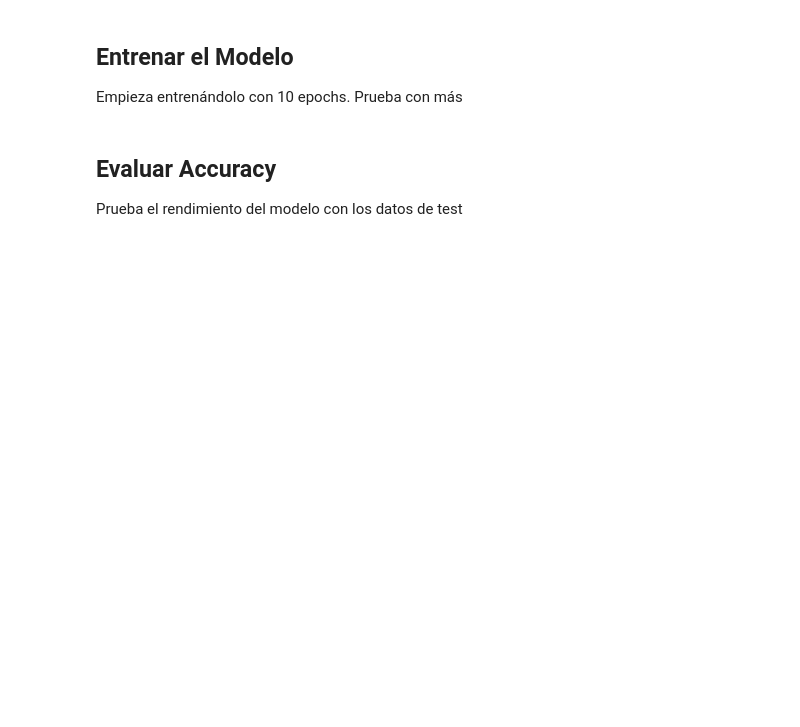
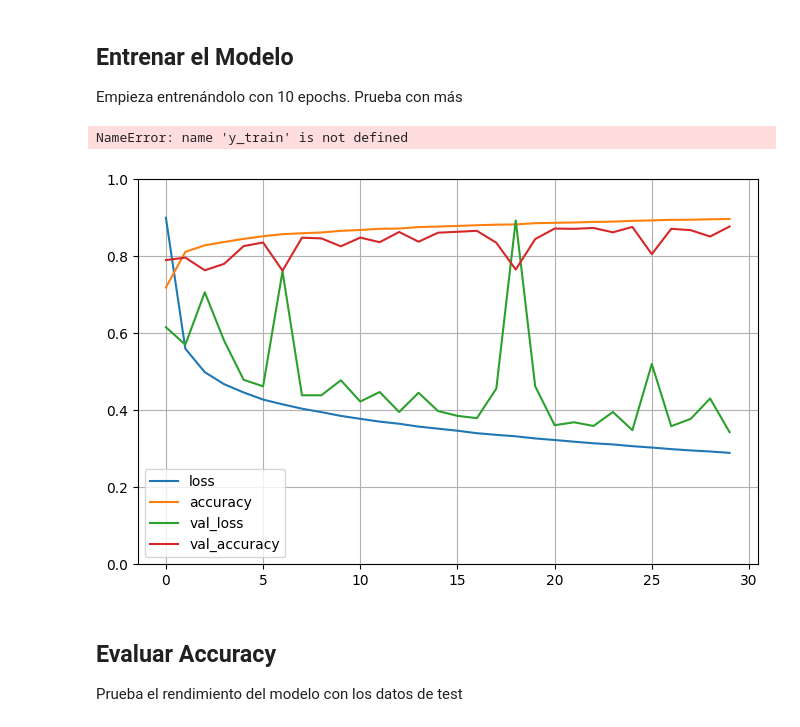
Before and after one commit to RocioRuizGonzalez/DataScience-BootcampTheBridge, a Jupyter notebook: 3-Machine Learning/4-Deep Learning/1-Intro Deep Learning/ejercicios/Deep Learning classification.ipynb, the cells around one changed output. Drawn from its saved outputs; the diff is of its cells as text; code cells hidden in the pictures; blank space fills up the shorter version.

Commit message:
machine learning

```diff
--- a/3-Machine Learning/4-Deep Learning/1-Intro Deep Learning/ejercicios/Deep Learning classification.ipynb
+++ b/3-Machine Learning/4-Deep Learning/1-Intro Deep Learning/ejercicios/Deep Learning classification.ipynb
@@ -121,3 +161,10 @@ Construir la red neuronal requiere configurar las capas del modelo y luego compi
 # %% [markdown]
 ### Configurar las Capas
 Construye todas las capas del modelo.
+# %%
+model=keras.models.Sequential(
+        [keras.layers.Flatten(input_shape=(28,28)),
+         keras.layers.Dense(300, activation='relu'),
+         keras.layers.Dense(100, activation='relu'),
+         keras.layers.Dense(10, activation='softmax')])
+model.layers
@@ -133,3 +185,7 @@ Antes de que el modelo este listo para entrenar , se necesitan algunas configura
 Prueba en el posterior entrenamiento varios optimizadores.
 
 Como es un problema de clasificación multiclase, tendrás que usar `sparse_categorical_crossentropy` como función de coste. En cuanto a las métricas, usa simplemente `accuracy`.
+# %%
+model.compile(optimizer=keras.optimizers.SGD(learning_rate=.01),
+              loss="sparse_categorical_crossentropy",
+              metrics=["accuracy"])
@@ -136,6 +212,25 @@ Como es un problema de clasificación multiclase, tendrás que usar `sparse_cate
 # %% [markdown]
 ## Entrenar el Modelo
 Empieza entrenándolo con 10 epochs. Prueba con más
+# %%
+history = model.fit(
+    X_train,
+    y_train,
+    batch_size=64,
+    epochs=30,
+    validation_split=0.17)
+# %% [output]
+NameError: name 'y_train' is not defined
+# %%
+import pandas as pd
+import matplotlib.pyplot as plt
+
+pd.DataFrame(history.history).plot(figsize=(8, 5))
+plt.grid(True)
+plt.gca().set_ylim(0, 1)
+plt.show();
+# %% [output]
+[figure, added]
 # %% [markdown]
 ## Evaluar Accuracy
 Prueba el rendimiento del modelo con los datos de test
```
Also changed, not shown: parts of 25 cells of this notebook, 21 other files.
